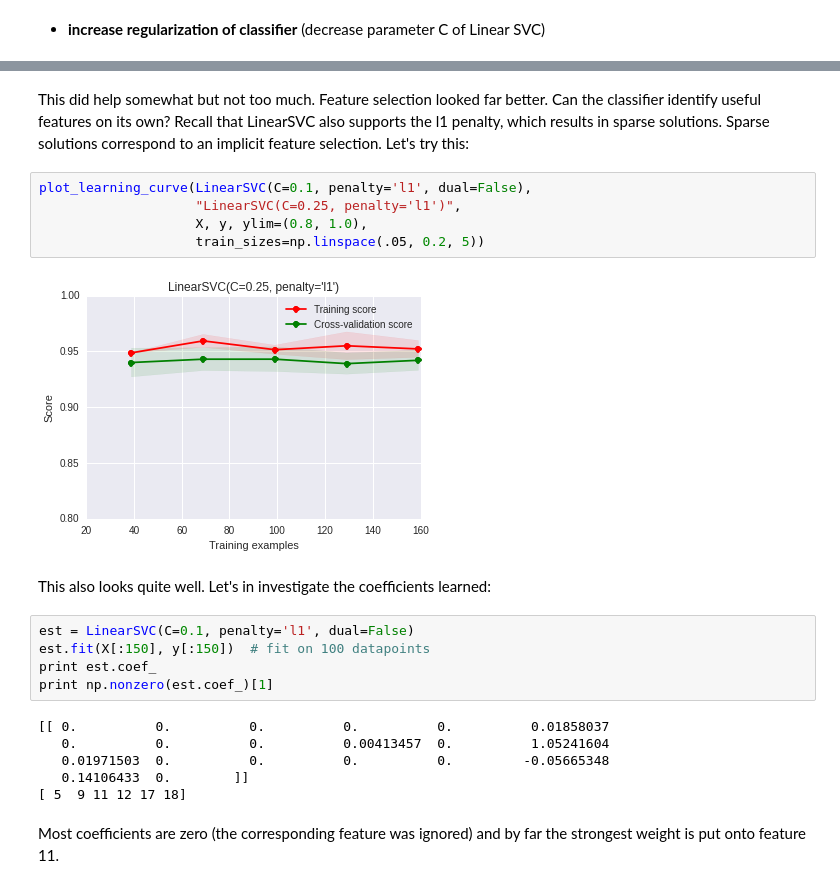
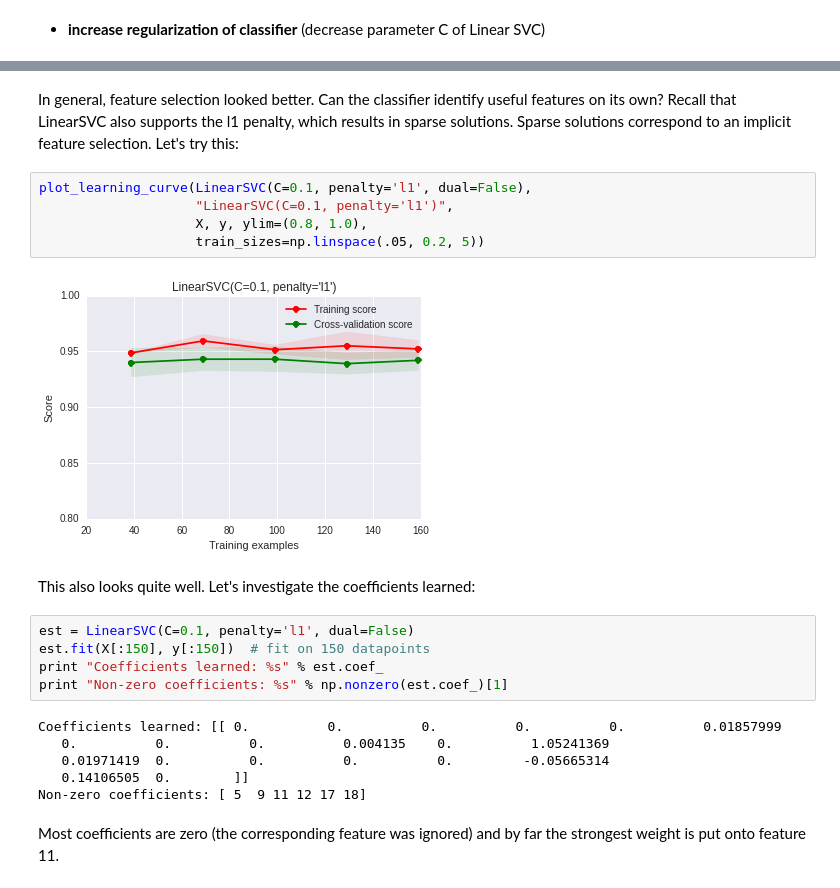
Before and after one commit to jmetzen/jmetzen.github.com, a Jupyter notebook: notebooks/ml_advice.ipynb, the cells around one changed output, grey strips where cells are left out. Cells and saved outputs as stored; diff of their text form.

```diff
--- a/notebooks/ml_advice.ipynb
+++ b/notebooks/ml_advice.ipynb
@@ -183,25 +212,25 @@ plot_learning_curve(LinearSVC(C=0.1), "LinearSVC(C=0.25)",
 # %% [markdown]
-This did help somewhat but not too much. Feature selection looked far better. Can the classifier identify useful features on its own? Recall that LinearSVC also supports the l1 penalty, which results in sparse solutions. Sparse solutions correspond to an implicit feature selection. Let's try this:
+In general, feature selection looked better. Can the classifier identify useful features on its own? Recall that LinearSVC also supports the l1 penalty, which results in sparse solutions. Sparse solutions correspond to an implicit feature selection. Let's try this:
 # %%
 plot_learning_curve(LinearSVC(C=0.1, penalty='l1', dual=False),
-                    "LinearSVC(C=0.25, penalty='l1')",
+                    "LinearSVC(C=0.1, penalty='l1')",
                     X, y, ylim=(0.8, 1.0),
                     train_sizes=np.linspace(.05, 0.2, 5))
 # %% [output]
-[figure, old version]
+[figure, new version]
 # %% [markdown]
-This also looks quite well. Let's in investigate the coefficients learned:
+This also looks quite well. Let's investigate the coefficients learned:
 # %%
 est = LinearSVC(C=0.1, penalty='l1', dual=False)
-est.fit(X[:150], y[:150])  # fit on 100 datapoints
-print est.coef_
-print np.nonzero(est.coef_)[1]
+est.fit(X[:150], y[:150])  # fit on 150 datapoints
+print "Coefficients learned: %s" % est.coef_
+print "Non-zero coefficients: %s" % np.nonzero(est.coef_)[1]
 # %% [output]
-[[ 0.          0.          0.          0.          0.          0.01858037
-   0.          0.          0.          0.00413457  0.          1.05241604
-   0.01971503  0.          0.          0.          0.         -0.05665348
-   0.14106433  0.        ]]
-[ 5  9 11 12 17 18]
+Coefficients learned: [[ 0.          0.          0.          0.          0.          0.01857999
+   0.          0.          0.          0.004135    0.          1.05241369
+   0.01971419  0.          0.          0.          0.         -0.05665314
+   0.14106505  0.        ]]
+Non-zero coefficients: [ 5  9 11 12 17 18]
 # %% [markdown]
 Most coefficients are zero (the corresponding feature was ignored) and by far the strongest weight is put onto feature 11.
 # %% [markdown]
```
Also changed, not shown: parts of 34 cells of this notebook, 28 other files.
